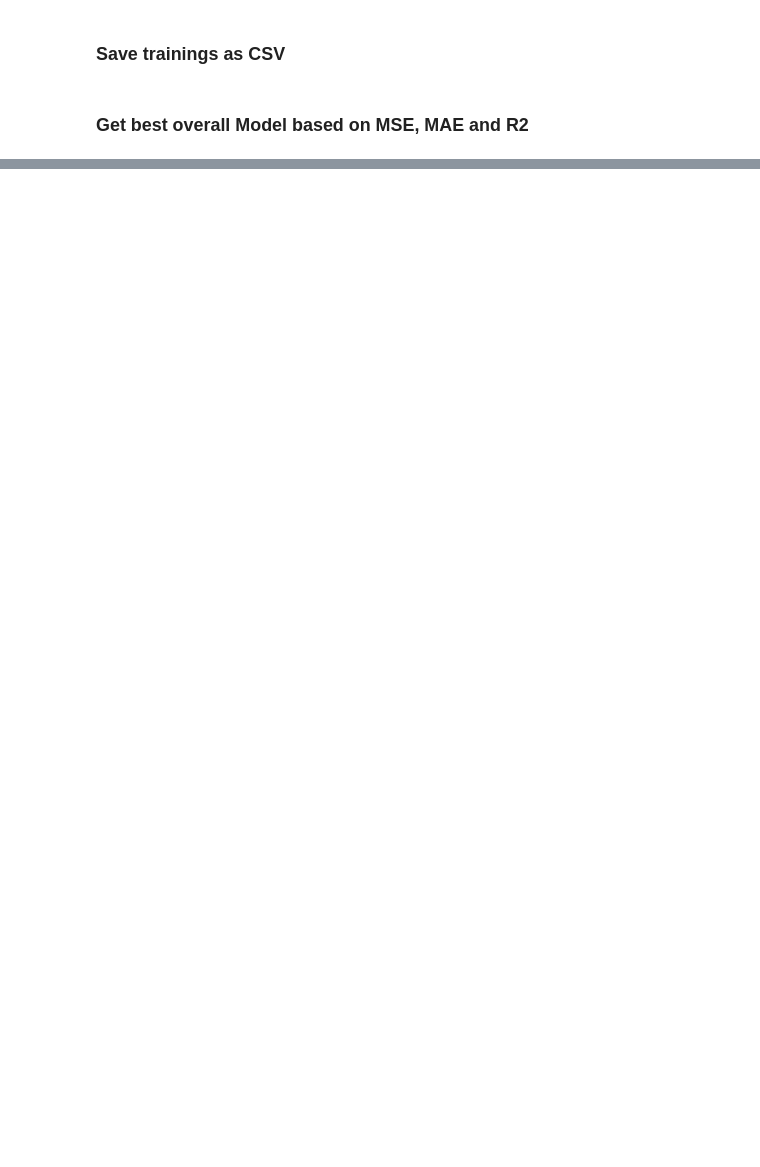
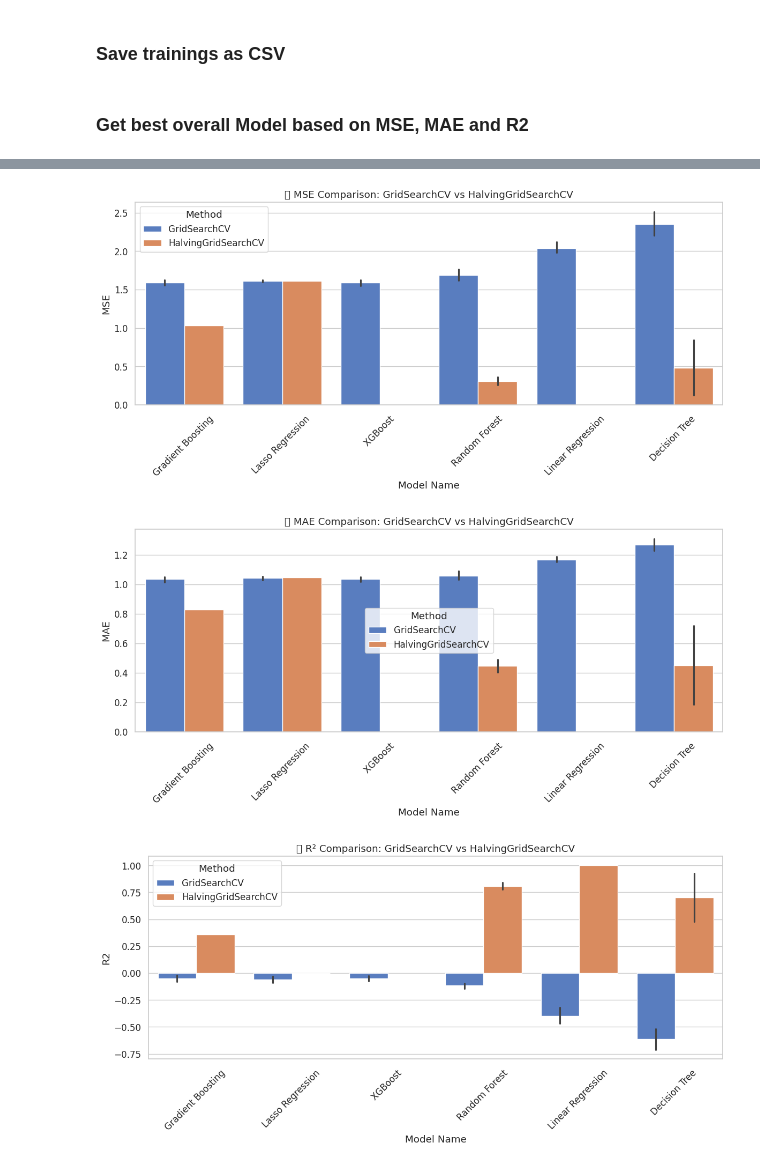
Before and after one commit to derex-cmd/ccdm, a Jupyter notebook: Structured_Code.ipynb, the cells around one changed output, grey strips where cells are left out. Saved outputs shown, nothing was run; the diff lists cells and outputs as text; code cells hidden in the pictures; blank space fills up the shorter version.

Commit message:
HalvingGridSearchCV implemented with different parametes

```diff
--- a/Structured_Code.ipynb
+++ b/Structured_Code.ipynb
@@ -376 +577,50 @@ Combined_Score                   2.963996
 Name: 0, dtype: object
+# %%
+import pandas as pd
+import matplotlib.pyplot as plt
+import seaborn as sns
+
+# 1. Load both CSVs
+df_grid = pd.read_csv("training_results.csv")
+df_halving = pd.read_csv("training_results_halvinggrid.csv")
+
+# 2. Add method column to identify source
+df_grid['Method'] = 'GridSearchCV'
+df_halving['Method'] = 'HalvingGridSearchCV'
+
+# 3. Combine into one DataFrame
+df_combined = pd.concat([df_grid, df_halving], ignore_index=True)
+
+# Optional: Strip parameter details for clearer plots
+df_combined['Model Name'] = df_combined['Model'].str.extract(r'^([^\(]+)')
+
+# 4. Set plot style
+sns.set(style="whitegrid", palette="muted", font_scale=1.1)
+
+# 5. Plot MSE Comparison
+plt.figure(figsize=(12, 6))
+sns.barplot(data=df_combined, x='Model Name', y='MSE', hue='Method')
+plt.title("📉 MSE Comparison: GridSearchCV vs HalvingGridSearchCV")
+plt.xticks(rotation=45)
+plt.tight_layout()
+plt.show()
+
+# 6. Plot MAE Comparison
+plt.figure(figsize=(12, 6))
+sns.barplot(data=df_combined, x='Model Name', y='MAE', hue='Method')
+plt.title("📉 MAE Comparison: GridSearchCV vs HalvingGridSearchCV")
+plt.xticks(rotation=45)
+plt.tight_layout()
+plt.show()
+
+# 7. Plot R² Comparison
+plt.figure(figsize=(12, 6))
+sns.barplot(data=df_combined, x='Model Name', y='R2', hue='Method')
+plt.title("📈 R² Comparison: GridSearchCV vs HalvingGridSearchCV")
+plt.xticks(rotation=45)
+plt.tight_layout()
+plt.show()
+# %% [output]
+[figure, added]
+[figure, added]
+[figure, added]
```
Also changed, not shown: parts of 9 cells of this notebook.
